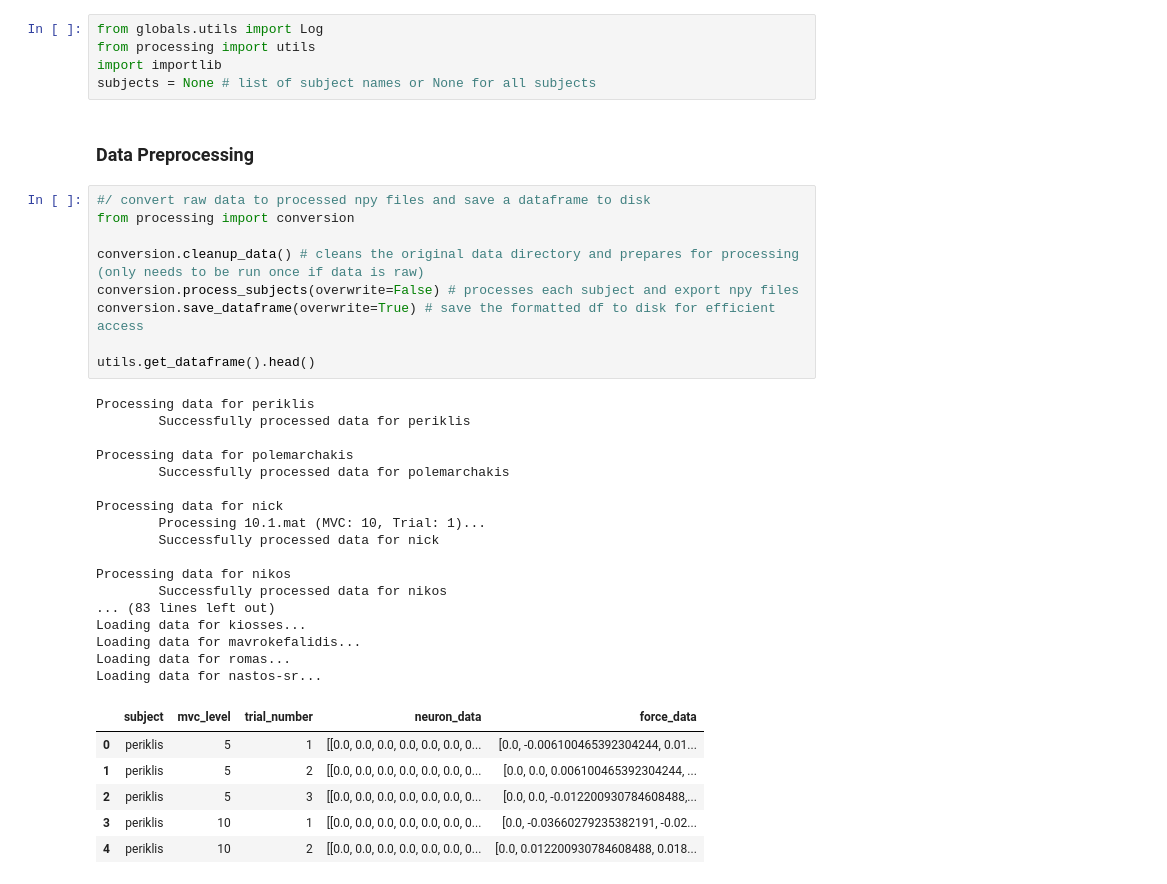
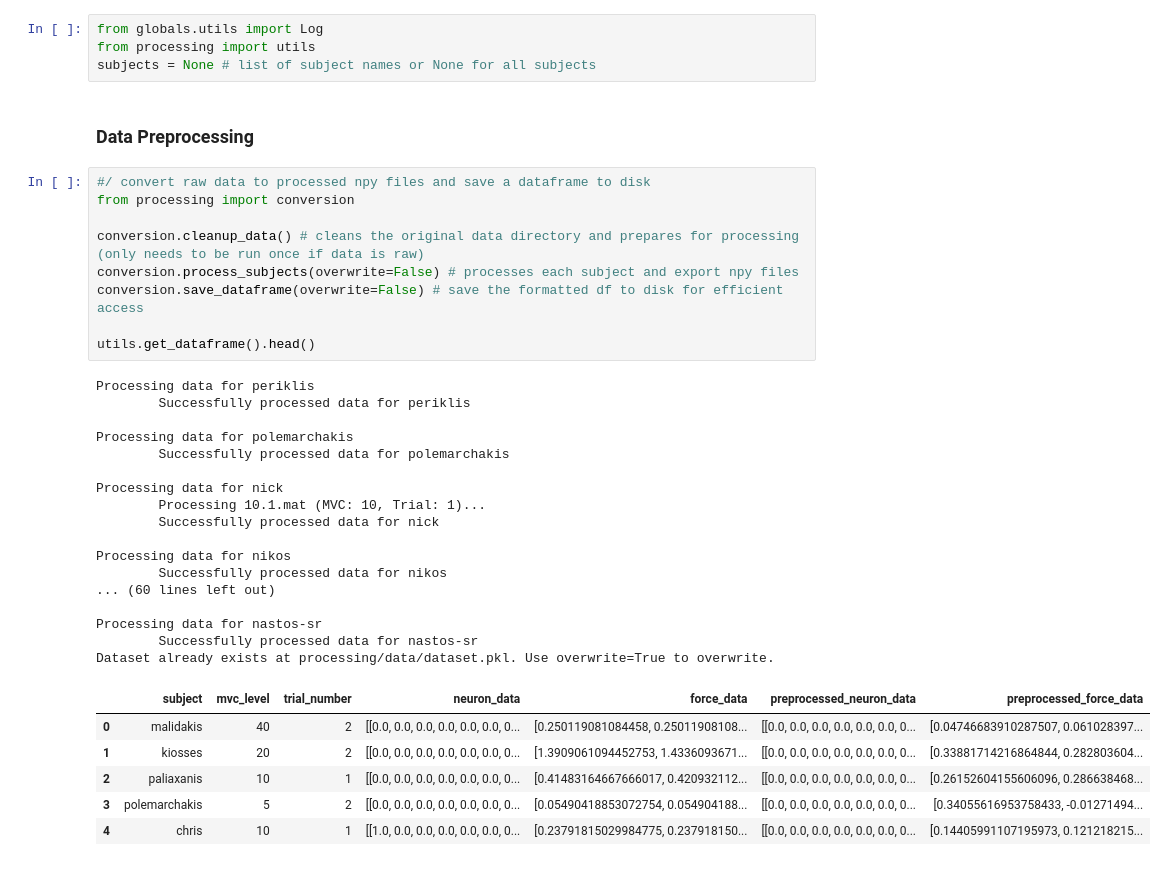
Before and after one commit to paul-bokelman/force-prediction, a Jupyter notebook: main.ipynb, the cells around one changed output. Cells and saved outputs as stored; diff of their text form.

```diff
--- a/main.ipynb
+++ b/main.ipynb
@@ -1,43 +1,42 @@
 # %%
 from globals.utils import Log
 from processing import utils
-import importlib
 subjects = None # list of subject names or None for all subjects
 # %% [markdown]
 ### Data Preprocessing
 # %%
 #/ convert raw data to processed npy files and save a dataframe to disk
 from processing import conversion
 
 conversion.cleanup_data() # cleans the original data directory and prepares for processing (only needs to be run once if data is raw)
 conversion.process_subjects(overwrite=False) # processes each subject and export npy files
-conversion.save_dataframe(overwrite=True) # save the formatted df to disk for efficient access
+conversion.save_dataframe(overwrite=False) # save the formatted df to disk for efficient access
 
 utils.get_dataframe().head()
 # %% [output]
 Processing data for periklis
         Successfully processed data for periklis
 
 Processing data for polemarchakis
         Successfully processed data for polemarchakis
 
 Processing data for nick
         Processing 10.1.mat (MVC: 10, Trial: 1)...
         Successfully processed data for nick
 
 Processing data for nikos
         Successfully processed data for nikos
-... (83 lines left out)
-Loading data for kiosses...
-Loading data for mavrokefalidis...
-Loading data for romas...
-Loading data for nastos-sr...
+... (60 lines left out)
+
+Processing data for nastos-sr
+        Successfully processed data for nastos-sr
+Dataset already exists at processing/data/dataset.pkl. Use overwrite=True to overwrite.
-|  | subject | mvc_level | trial_number | neuron_data | force_data |
-| 0 | periklis | 5 | 1 | [[0.0, 0.0, 0.0, 0.0, 0.0, 0.0, 0... | [0.0, -0.006100465392304244, 0.01... |
-| 1 | periklis | 5 | 2 | [[0.0, 0.0, 0.0, 0.0, 0.0, 0.0, 0... | [0.0, 0.0, 0.006100465392304244, ... |
-| 2 | periklis | 5 | 3 | [[0.0, 0.0, 0.0, 0.0, 0.0, 0.0, 0... | [0.0, 0.0, -0.012200930784608488,... |
-| 3 | periklis | 10 | 1 | [[0.0, 0.0, 0.0, 0.0, 0.0, 0.0, 0... | [0.0, -0.03660279235382191, -0.02... |
-| 4 | periklis | 10 | 2 | [[0.0, 0.0, 0.0, 0.0, 0.0, 0.0, 0... | [0.0, 0.012200930784608488, 0.018... |
+|  | subject | mvc_level | trial_number | neuron_data | force_data | preprocessed_neuron_data | preprocessed_force_data |
+| 0 | malidakis | 40 | 2 | [[0.0, 0.0, 0.0, 0.0, 0.0, 0.0, 0... | [0.250119081084458, 0.25011908108... | [[0.0, 0.0, 0.0, 0.0, 0.0, 0.0, 0... | [0.04746683910287507, 0.061028397... |
+| 1 | kiosses | 20 | 2 | [[0.0, 0.0, 0.0, 0.0, 0.0, 0.0, 0... | [1.3909061094452753, 1.4336093671... | [[0.0, 0.0, 0.0, 0.0, 0.0, 0.0, 0... | [0.33881714216864844, 0.282803604... |
+| 2 | paliaxanis | 10 | 1 | [[0.0, 0.0, 0.0, 0.0, 0.0, 0.0, 0... | [0.41483164667666017, 0.420932112... | [[0.0, 0.0, 0.0, 0.0, 0.0, 0.0, 0... | [0.26152604155606096, 0.286638468... |
+| 3 | polemarchakis | 5 | 2 | [[0.0, 0.0, 0.0, 0.0, 0.0, 0.0, 0... | [0.05490418853072754, 0.054904188... | [[0.0, 0.0, 0.0, 0.0, 0.0, 0.0, 0... | [0.34055616953758433, -0.01271494... |
+| 4 | chris | 10 | 1 | [[1.0, 0.0, 0.0, 0.0, 0.0, 0.0, 0... | [0.23791815029984775, 0.237918150... | [[0.0, 0.0, 0.0, 0.0, 0.0, 0.0, 0... | [0.14405991107195973, 0.121218215... |
 # %%
 #/ sanitize and manually check the data and save it to disk
 from processing.sanitizer import Sanitizer
```
Also changed, not shown: parts of 18 cells of this notebook, 23 other files.
